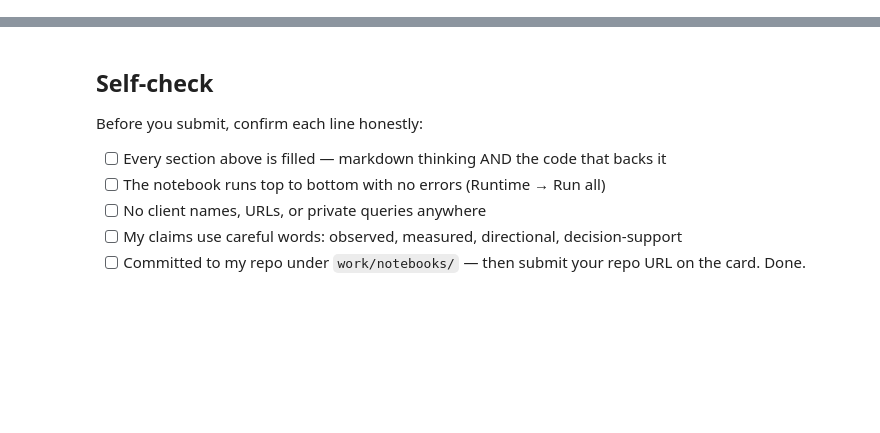
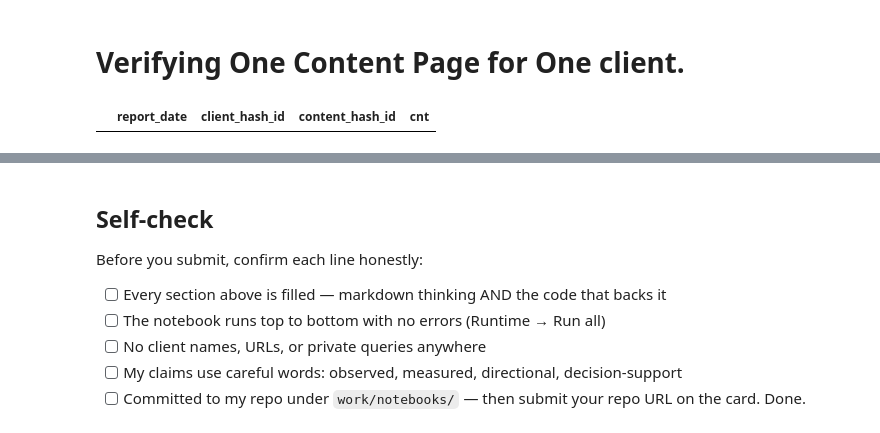
Before and after one commit to yashikasgh/flyrank-ml-internship, a Jupyter notebook: work/notebooks/w03_data_contract.ipynb, the cells around one changed output, grey strips where cells are left out. Cells and saved outputs as stored; diff of their text form; code cells hidden in the pictures; blank space fills up the shorter version.

```diff
--- a/work/notebooks/w03_data_contract.ipynb
+++ b/work/notebooks/w03_data_contract.ipynb
@@ -22,0 +17,22 @@ This skeleton is yours to fill. Work the sections **in order** — each one has
+# %% [markdown]
+# Verifying One Content Page for One client.
+# %%
+con.sql(f"""
+SELECT
+    report_date,
+    client_hash_id,
+    content_hash_id,
+    COUNT(*) AS cnt
+FROM read_parquet(
+    '{rel}/fact_content_daily_performance/**/*.parquet'
+)
+WHERE month = '2026-03'
+GROUP BY
+    report_date,
+    client_hash_id,
+    content_hash_id
+HAVING COUNT(*) > 1
+LIMIT 5;
+""").df()
+# %% [output]
+|  | report_date | client_hash_id | content_hash_id | cnt |
```
Also changed, not shown: parts of 33 cells of this notebook.
